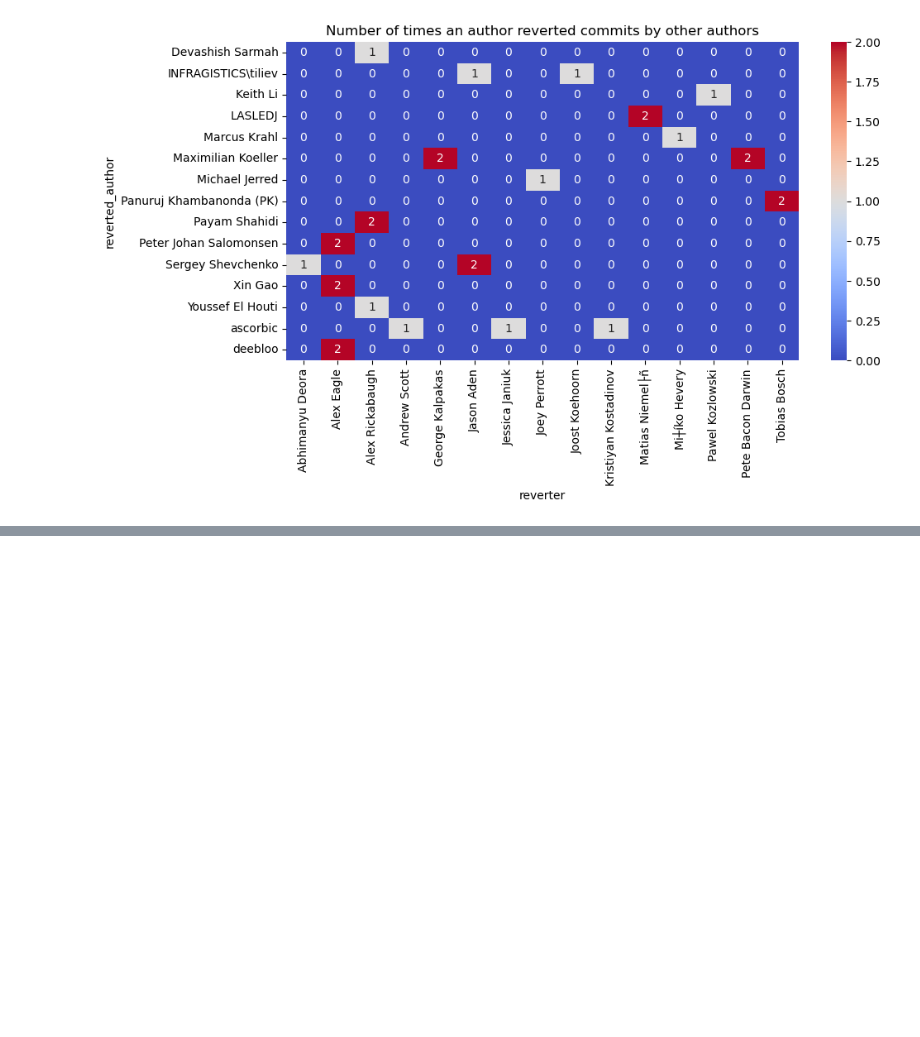
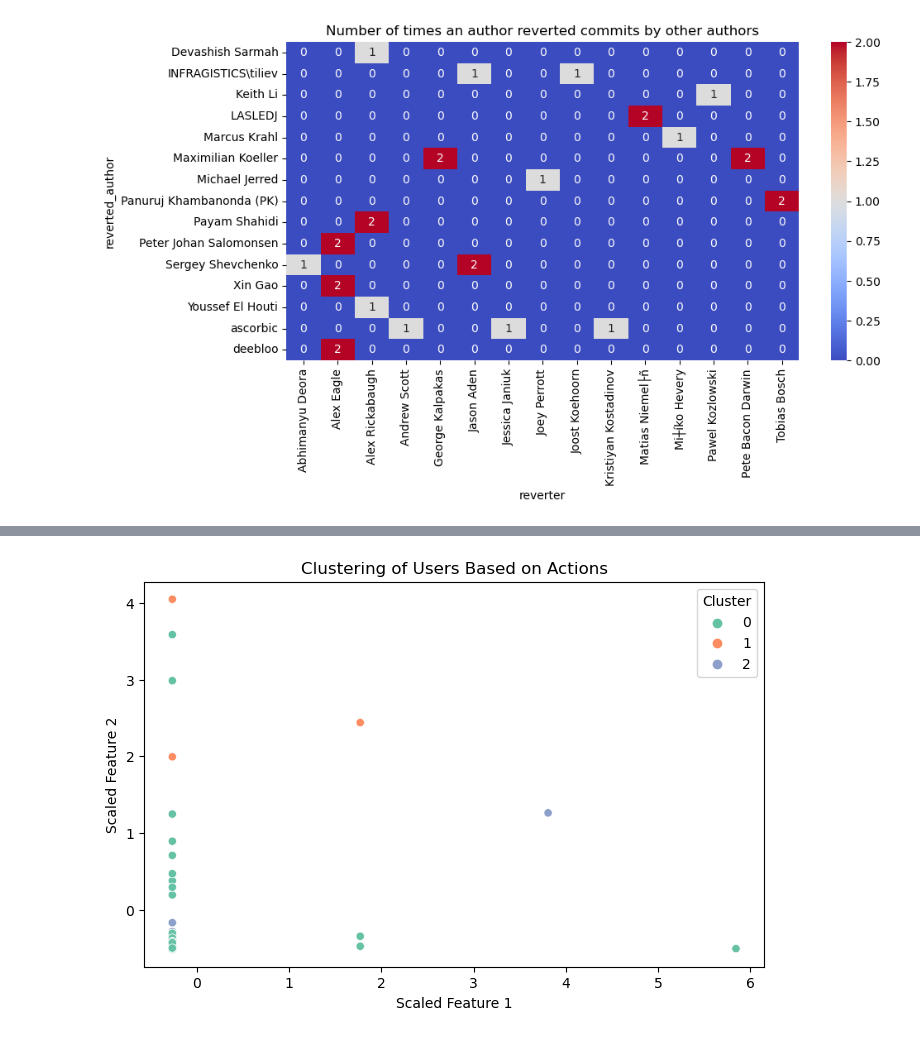
Before and after one commit to Smile1294/ProcessMining, a Jupyter notebook: users_actions.ipynb, the cells around one changed output, grey strips where cells are left out. Saved outputs shown, nothing was run; the diff lists cells and outputs as text; code cells hidden in the pictures; blank space fills up the shorter version.

```diff
--- a/users_actions.ipynb
+++ b/users_actions.ipynb
@@ -252,0 +327,29 @@ plt.show()
+# %%
+from sklearn.cluster import KMeans
+from sklearn.preprocessing import StandardScaler
+
+# Standardize the data for clustering
+scaler = StandardScaler()
+user_action_counts_scaled = scaler.fit_transform(user_action_counts)
+
+# Apply K-Means clustering
+kmeans = KMeans(n_clusters=3, random_state=2)  # Adjust clusters as needed
+user_action_counts['Cluster'] = kmeans.fit_predict(user_action_counts_scaled)
+
+
+
+# Visualize the clusters
+plt.figure(figsize=(8, 5))
+sns.scatterplot(
+    x=user_action_counts_scaled[:, 0],
+    y=user_action_counts_scaled[:, 1],
+    hue=user_action_counts['Cluster'],
+    palette="Set2",
+    legend="full"
+)
+plt.title("Clustering of Users Based on Actions")
+plt.xlabel("Scaled Feature 1")
+plt.ylabel("Scaled Feature 2")
+plt.show()
+# %% [output]
+[figure, added]
```
Also changed, not shown: parts of 6 cells of this notebook.
